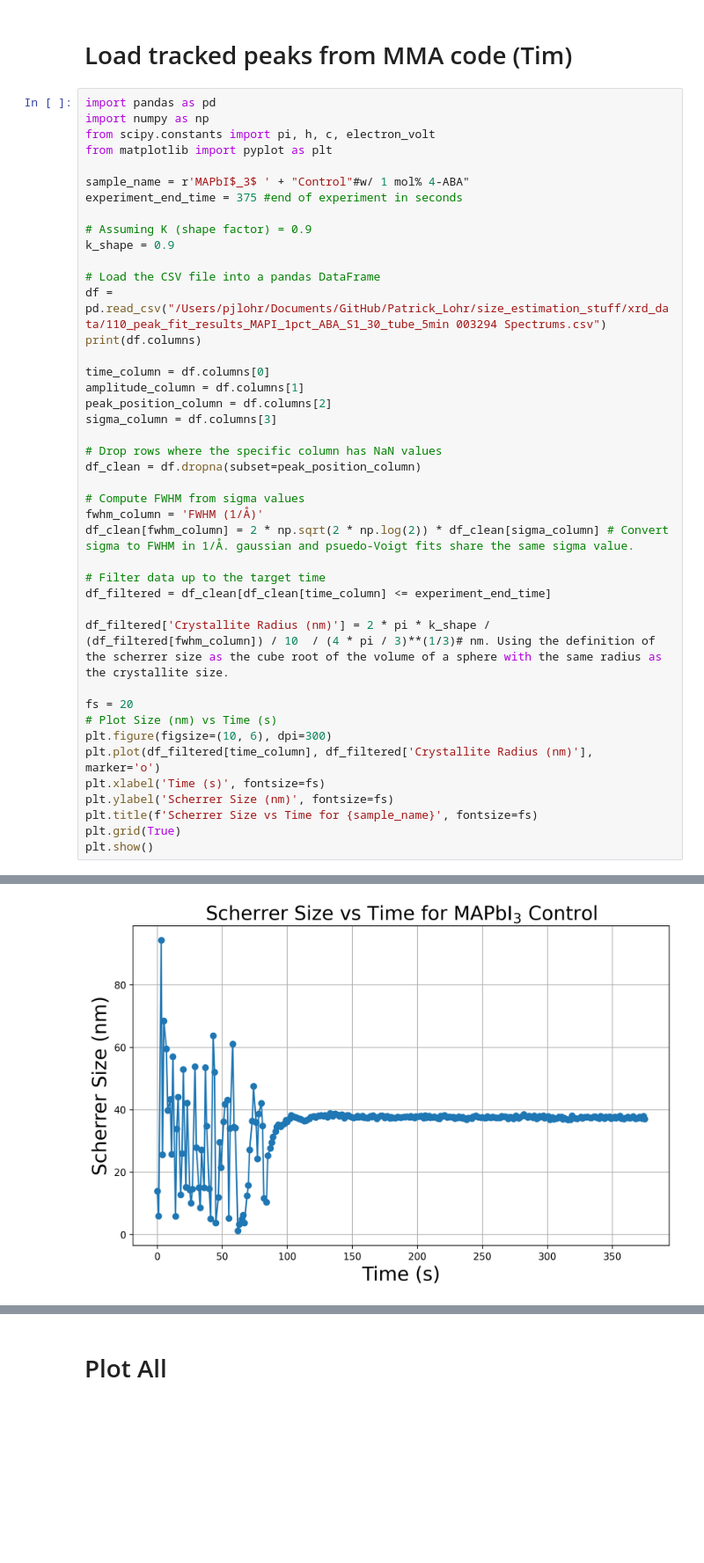
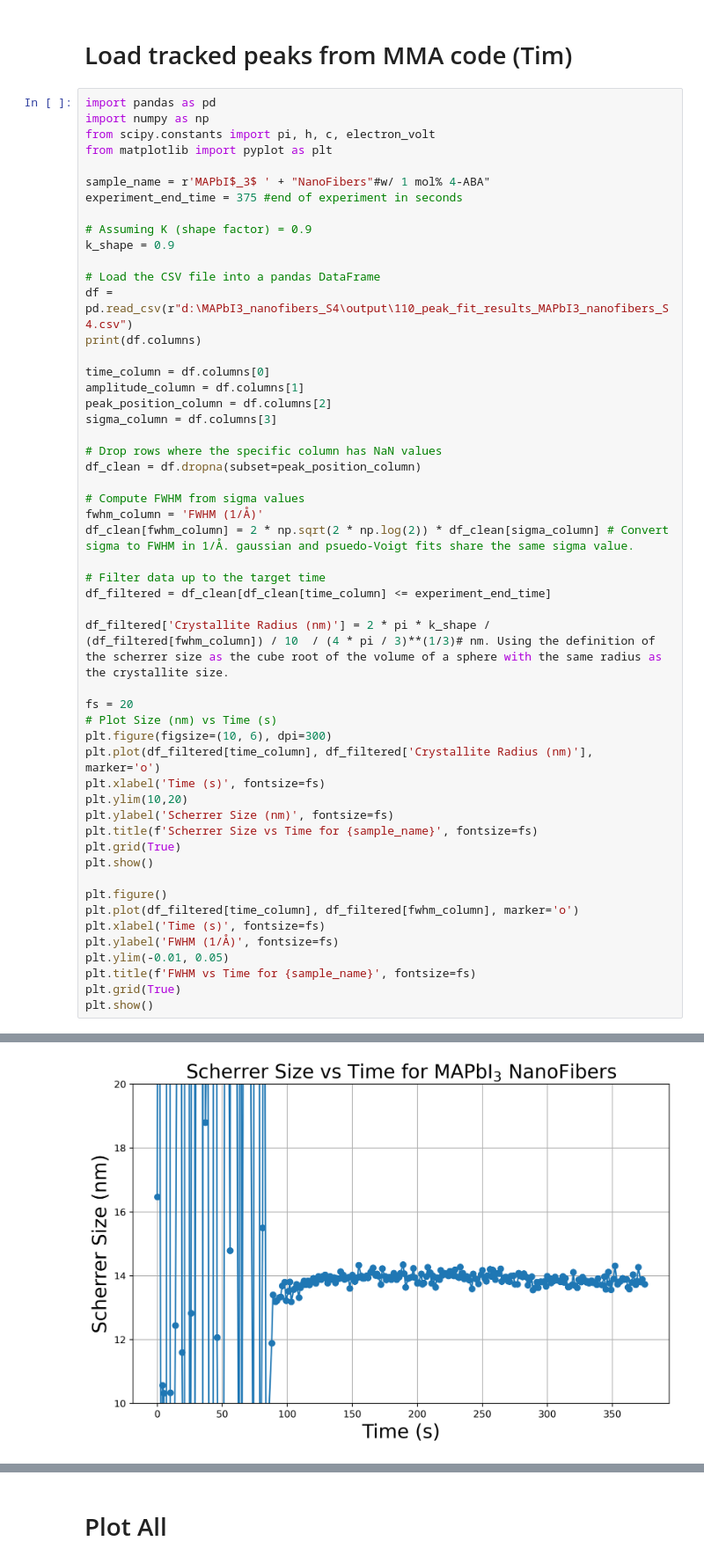
Before and after one commit to Printz-Lab/MultiModalAnalysis, a Jupyter notebook: Scherrer_on_peaks_from_MMA_qspace_only.ipynb, the cells around one changed output, grey strips where cells are left out. Shown at 88% size. Drawn from its saved outputs; the diff is of its cells as text; blank space fills up the shorter version.

```diff
--- a/Scherrer_on_peaks_from_MMA_qspace_only.ipynb
+++ b/Scherrer_on_peaks_from_MMA_qspace_only.ipynb
@@ -6,14 +6,14 @@ import numpy as np
 from scipy.constants import pi, h, c, electron_volt
 from matplotlib import pyplot as plt
 
-sample_name = r'MAPbI$_3$ ' + "Control"#w/ 1 mol% 4-ABA"
+sample_name = r'MAPbI$_3$ ' + "NanoFibers"#w/ 1 mol% 4-ABA"
 experiment_end_time = 375 #end of experiment in seconds
 
 # Assuming K (shape factor) = 0.9
 k_shape = 0.9
 
 # Load the CSV file into a pandas DataFrame
-df = pd.read_csv("/Users/pjlohr/Documents/GitHub/Patrick_Lohr/size_estimation_stuff/xrd_data/110_peak_fit_results_MAPI_1pct_ABA_S1_30_tube_5min 003294 Spectrums.csv")
+df = pd.read_csv(r"d:\MAPbI3_nanofibers_S4\output\110_peak_fit_results_MAPbI3_nanofibers_S4.csv")
 print(df.columns)
 
 time_column = df.columns[0]
@@ -38,8 +38,18 @@ fs = 20
 plt.figure(figsize=(10, 6), dpi=300)
 plt.plot(df_filtered[time_column], df_filtered['Crystallite Radius (nm)'], marker='o')
 plt.xlabel('Time (s)', fontsize=fs)
+plt.ylim(10,20)
 plt.ylabel('Scherrer Size (nm)', fontsize=fs)
 plt.title(f'Scherrer Size vs Time for {sample_name}', fontsize=fs)
 plt.grid(True)
 plt.show()
+
+plt.figure()
+plt.plot(df_filtered[time_column], df_filtered[fwhm_column], marker='o')
+plt.xlabel('Time (s)', fontsize=fs)
+plt.ylabel('FWHM (1/Å)', fontsize=fs)
+plt.ylim(-0.01, 0.05)
+plt.title(f'FWHM vs Time for {sample_name}', fontsize=fs)
+plt.grid(True)
+plt.show()
 # %% [output]
@@ -53,7 +63,7 @@ Index(['MAPI_1pct_ABA_S1_30_tube_5min 003294 Spectrums_110_time (s)',
       dtype='object')
 A value is trying to be set on a copy of a slice from a DataFrame.
 Try using .loc[row_indexer,col_indexer] = value instead
 
 See the caveats in the documentation: https://pandas.pydata.org/pandas-docs/stable/user_guide/indexing.html#returning-a-view-versus-a-copy
   df_filtered['Crystallite Radius (nm)'] = 2 * pi * k_shape / (df_filtered[fwhm_column]) / 10  / (4 * pi / 3)**(1/3)# nm. Using the definition of the scherrer size as the cube root of the volume of a  ...
-[figure, old version]
+[figure, new version]
```
Also changed, not shown: parts of 2 cells of this notebook, 4 other files.
